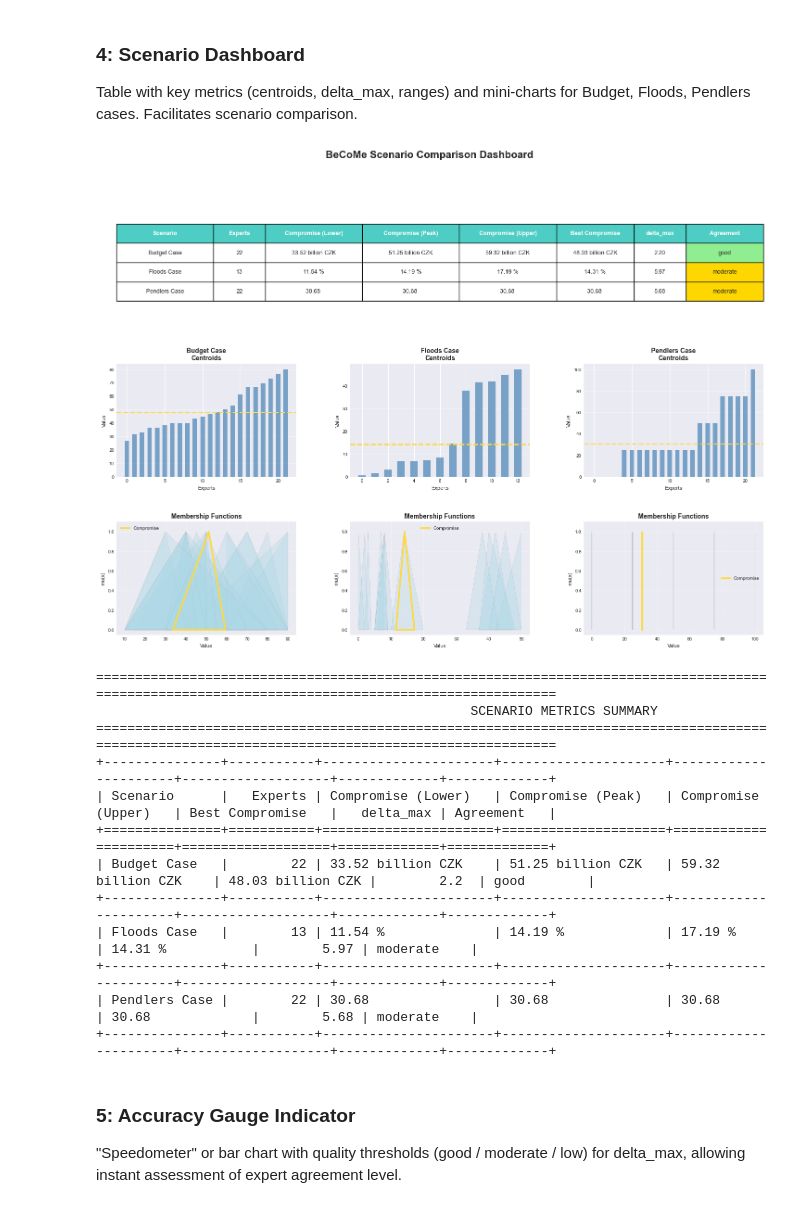
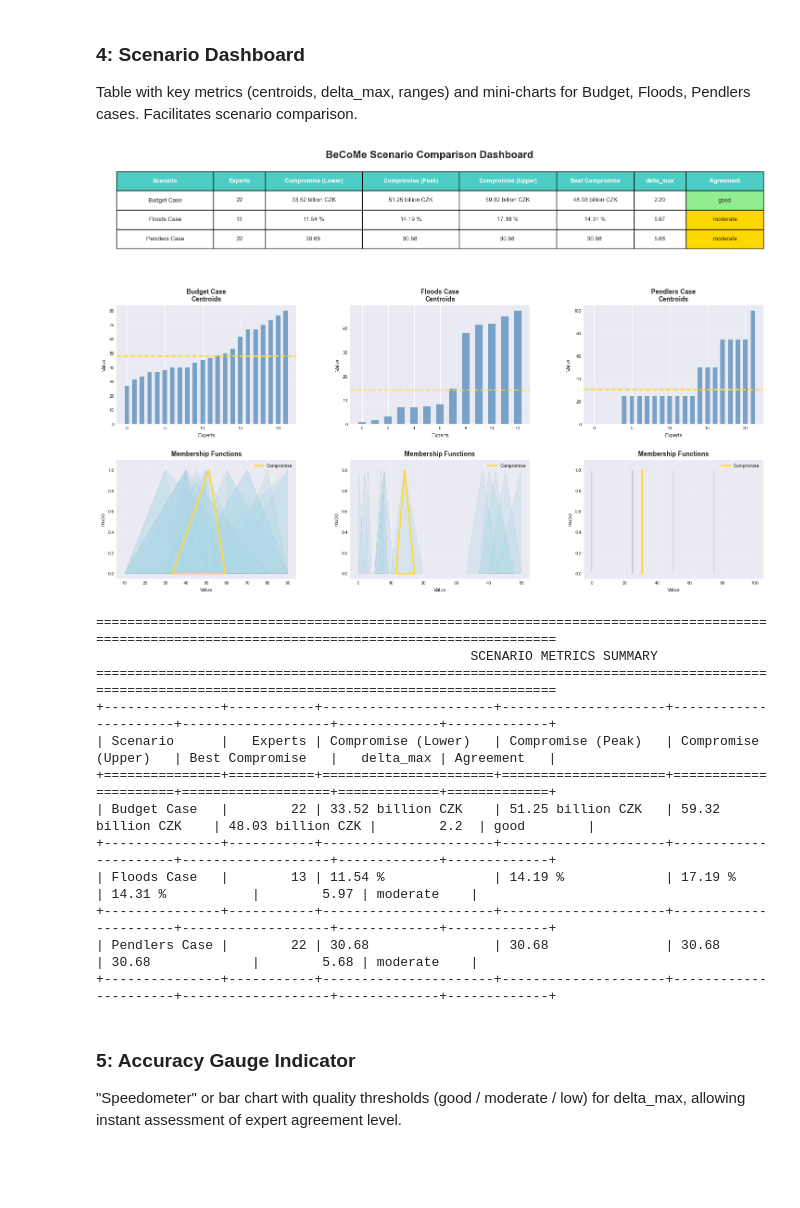
Before and after one commit to caitlon/BeCoMe, a Jupyter notebook: examples/visualizations/visualize_become.ipynb, the cells around one changed output. Drawn from its saved outputs; the diff is of its cells as text; code cells hidden in the pictures; blank space fills up the shorter version.

```diff
--- a/examples/visualizations/visualize_become.ipynb
+++ b/examples/visualizations/visualize_become.ipynb
@@ -466,10 +466,10 @@ def create_scenario_dashboard():
 
     # Create figure with subplots
     fig = plt.figure(figsize=(18, 12))
-    gs = GridSpec(3, 3, figure=fig, hspace=0.4, wspace=0.3)
+    gs = GridSpec(3, 3, figure=fig, hspace=0.3, wspace=0.3)
 
     # Title
-    fig.suptitle("BeCoMe Scenario Comparison Dashboard", fontsize=16, fontweight="bold", y=0.98)
+    fig.suptitle("BeCoMe Scenario Comparison Dashboard", fontsize=16, fontweight="bold", y=0.88)
 
     # Metrics table (occupies entire first row)
     ax_table = fig.add_subplot(gs[0, :])
@@ -545,34 +545,34 @@ def create_scenario_dashboard():
             result.best_compromise.upper_bound,
             result.best_compromise.lower_bound,
         ]
         y = [0, 1, 0, 0]
         ax2.plot(x, y, color="#FFD93D", linewidth=2.5, label="Compromise")
 
         ax2.set_title("Membership Functions", fontsize=10, fontweight="bold")
         ax2.set_xlabel("Value", fontsize=8)
         ax2.set_ylabel("mu(x)", fontsize=8)
         ax2.tick_params(labelsize=7)
         ax2.legend(fontsize=7)
         ax2.grid(True, alpha=0.3)
         ax2.set_ylim(-0.05, 1.1)
 
     plt.savefig(
         output_dir / "scenario_dashboard.png",
         dpi=300,
         bbox_inches="tight",
     )
     plt.show()
 
     # Additionally print table to console with beautiful formatting
     print("\n" + "=" * 145)
     print("SCENARIO METRICS SUMMARY".center(120))
     print("=" * 145)
     print(tabulate(df_metrics, headers="keys", tablefmt="grid", showindex=False))
 
 
 create_scenario_dashboard()
 # %% [output]
-[figure, old version]
+[figure, new version]
 =================================================================================================================================================
                                                 SCENARIO METRICS SUMMARY
 =================================================================================================================================================
```
Also changed, not shown: 2 other files.
